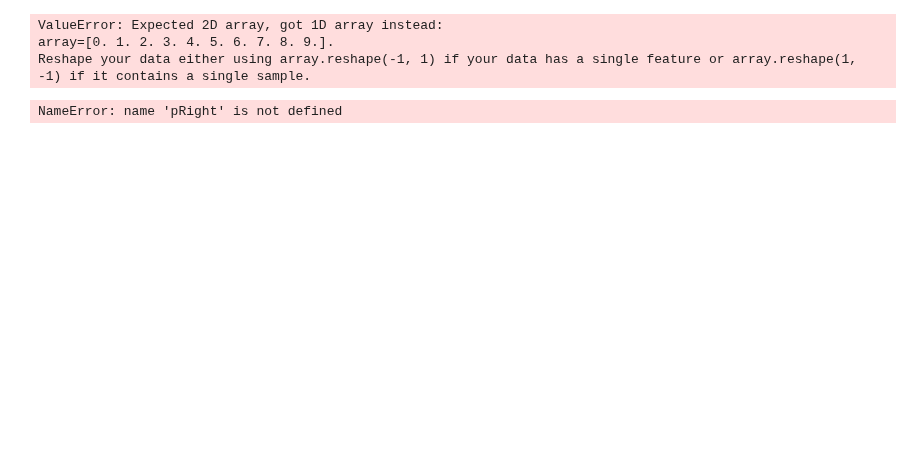
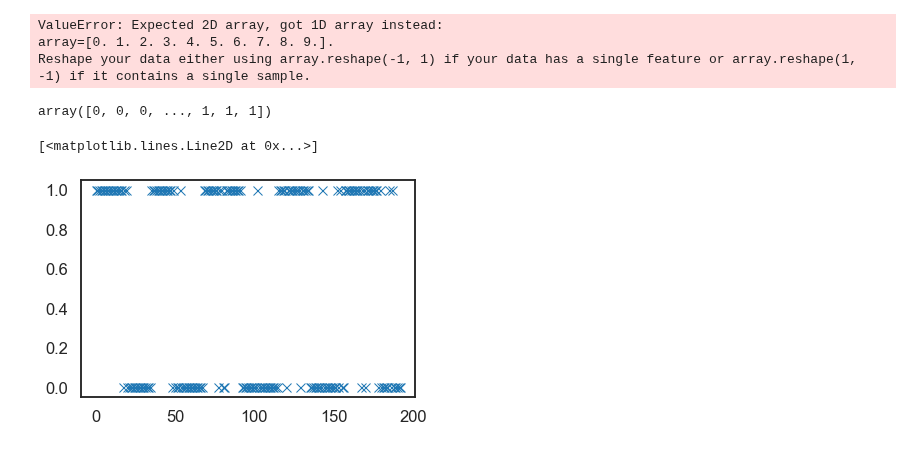
Before and after one commit to nhat-le/switching-simulations, a Jupyter notebook: switchingWorldCharacterization.ipynb, the cells around one changed output. Drawn from its saved outputs; the diff is of its cells as text; code cells hidden in the pictures; blank space fills up the shorter version.

```diff
--- a/switchingWorldCharacterization.ipynb
+++ b/switchingWorldCharacterization.ipynb
@@ -359,10 +481,10 @@ pRight = paramsRight.x
 ValueError: Expected 2D array, got 1D array instead:
 array=[0. 1. 2. 3. 4. 5. 6. 7. 8. 9.].
 Reshape your data either using array.reshape(-1, 1) if your data has a single feature or array.reshape(1, -1) if it contains a single sample.
-# %%
-pRight
-# %% [output]
-NameError: name 'pRight' is not defined
+# %%
+np.array(world.rate_history)[:,0]
+# %% [output]
+array([0, 0, 0, ..., 1, 1, 1])
 # %%
 fun = lambda x: errorsigmoid(x, offsets, rightAverage)
 params = scipy.optimize.minimize(fun, [1,1])
@@ -371,3 +493,20 @@ p = params.x
 preds = 1 / (1 + np.exp(-p[0] * (offsets + p[1])))
 plt.plot(offsets, preds)
 plt.plot(offsets, rightAverage, '.')
+# %%
+rlow = 0
+rhigh = 1
+nblocks = 10
+prew = 0.7
+psw = 0.02
+ntrials_per_block = [15, 25]
+world = make_switching_world(rlow, rhigh, nblocks, ntrials_per_block[0], ntrials_per_block[1])
+agent = EGreedyInferenceBasedAgent(prew=prew, pswitch=psw, eps=0.1)
+exp = Experiment(agent, world)
+exp.run();
+# %%
+plt.plot(agent.choice_history[:200], 'x')
+#plt.plot(agent.outcome_history[:50], '.')
+# %% [output]
+[<matplotlib.lines.Line2D at 0x...>]
+[figure, added]
```
Also changed, not shown: parts of 29 cells of this notebook.
